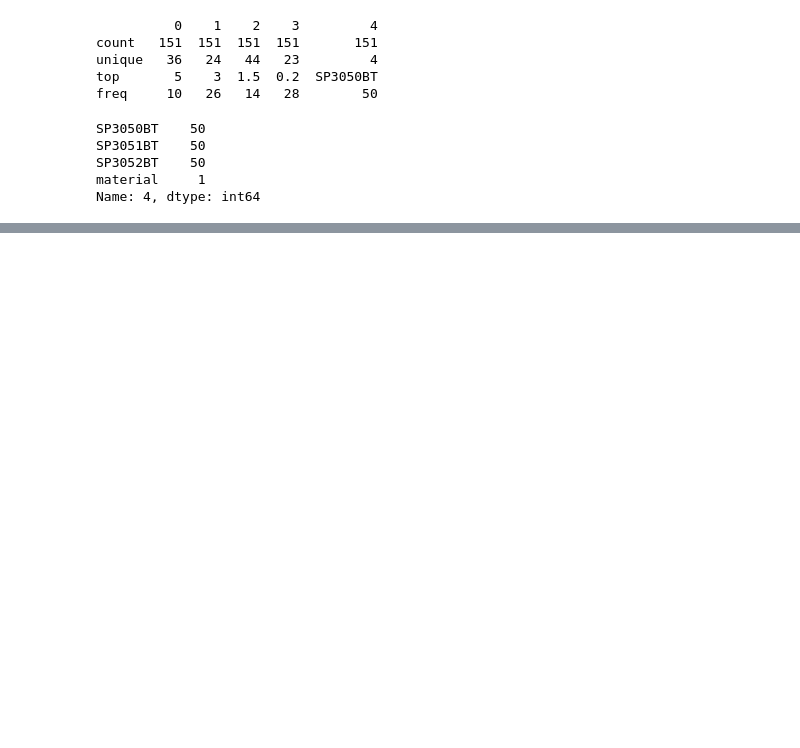
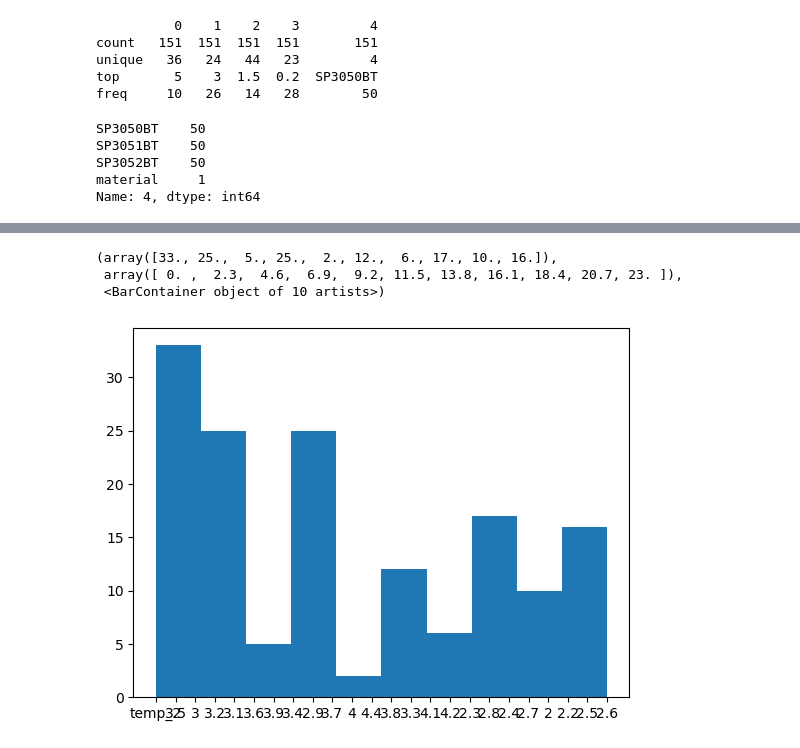
Before and after one commit to kevinsenan/PfDA-Assignment-2023, a Jupyter notebook: PfDA Assignment 2023.ipynb, the cells around one changed output, grey strips where cells are left out. Saved outputs shown, nothing was run; the diff lists cells and outputs as text; code cells hidden in the pictures; blank space fills up the shorter version.

```diff
--- a/PfDA Assignment 2023.ipynb
+++ b/PfDA Assignment 2023.ipynb
@@ -44,0 +54,7 @@ Name: 4, dtype: int64
+# %%
+plt.hist(df[1])
+# %% [output]
+(array([33., 25.,  5., 25.,  2., 12.,  6., 17., 10., 16.]),
+ array([ 0. ,  2.3,  4.6,  6.9,  9.2, 11.5, 13.8, 16.1, 18.4, 20.7, 23. ]),
+ <BarContainer object of 10 artists>)
+[figure, added]
```
Also changed, not shown: parts of 4 cells of this notebook.
